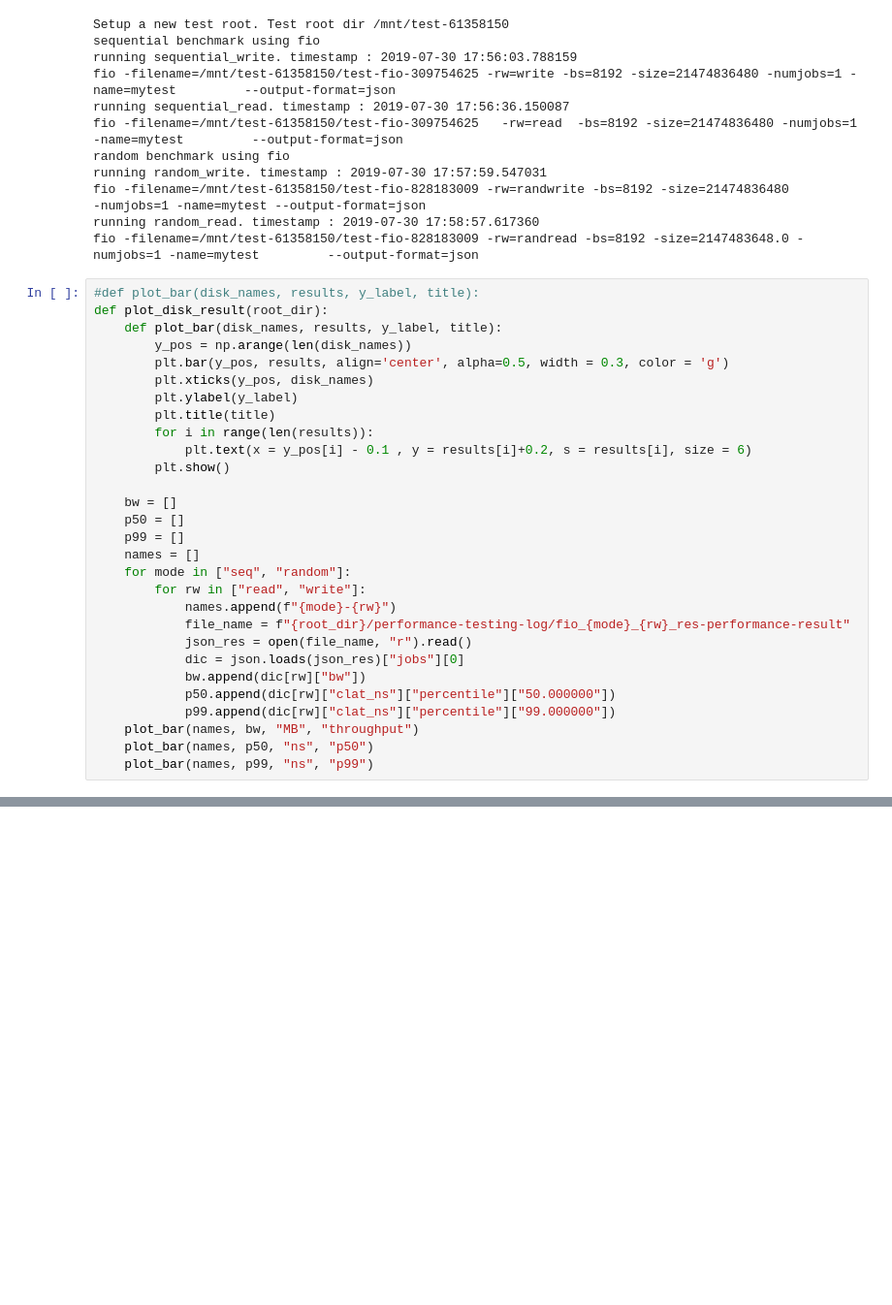
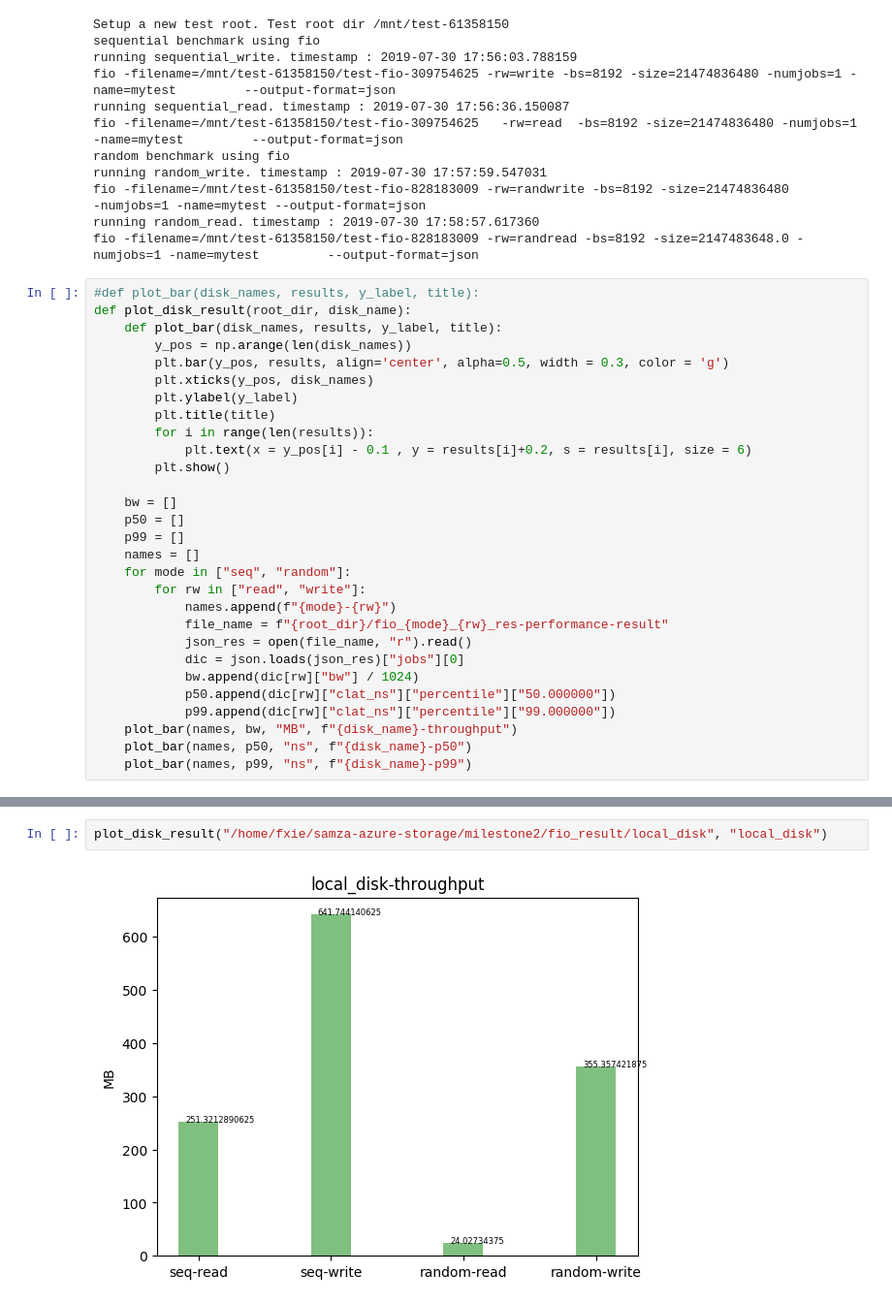
Before and after one commit to xiefan46/samza-azure-storage, a Jupyter notebook: milestone2/python/milestone2-tests.ipynb, the cells around one changed output, grey strips where cells are left out. Shown at 97% size. Cells and saved outputs as stored; diff of their text form; blank space fills up the shorter version.

Commit message:
result

```diff
--- a/milestone2/python/milestone2-tests.ipynb
+++ b/milestone2/python/milestone2-tests.ipynb
@@ -1004,7 +1004,7 @@ running random_read. timestamp : 2019-07-30 17:58:57.617360
 fio -filename=/mnt/test-61358150/test-fio-828183009 -rw=randread -bs=8192 -size=2147483648.0 -numjobs=1 -name=mytest         --output-format=json
 # %%
 #def plot_bar(disk_names, results, y_label, title):
-def plot_disk_result(root_dir):
+def plot_disk_result(root_dir, disk_name):
     def plot_bar(disk_names, results, y_label, title):
         y_pos = np.arange(len(disk_names))
         plt.bar(y_pos, results, align='center', alpha=0.5, width = 0.3, color = 'g')
@@ -1022,12 +1022,12 @@ def plot_disk_result(root_dir):
     for mode in ["seq", "random"]:
         for rw in ["read", "write"]:
             names.append(f"{mode}-{rw}")
-            file_name = f"{root_dir}/performance-testing-log/fio_{mode}_{rw}_res-performance-result"
+            file_name = f"{root_dir}/fio_{mode}_{rw}_res-performance-result"
             json_res = open(file_name, "r").read()
             dic = json.loads(json_res)["jobs"][0]
-            bw.append(dic[rw]["bw"])
+            bw.append(dic[rw]["bw"] / 1024)
             p50.append(dic[rw]["clat_ns"]["percentile"]["50.000000"])
             p99.append(dic[rw]["clat_ns"]["percentile"]["99.000000"])
-    plot_bar(names, bw, "MB", "throughput")
-    plot_bar(names, p50, "ns", "p50")
-    plot_bar(names, p99, "ns", "p99")
+    plot_bar(names, bw, "MB", f"{disk_name}-throughput")
+    plot_bar(names, p50, "ns", f"{disk_name}-p50")
+    plot_bar(names, p99, "ns", f"{disk_name}-p99")
@@ -1039,0 +1034,4 @@ plot_disk_result("/mnt/test-61358150")
+# %%
+plot_disk_result("/home/fxie/samza-azure-storage/milestone2/fio_result/local_disk", "local_disk")
+# %% [output]
+[figure, added]
```
Also changed, not shown: parts of 2 cells of this notebook.
